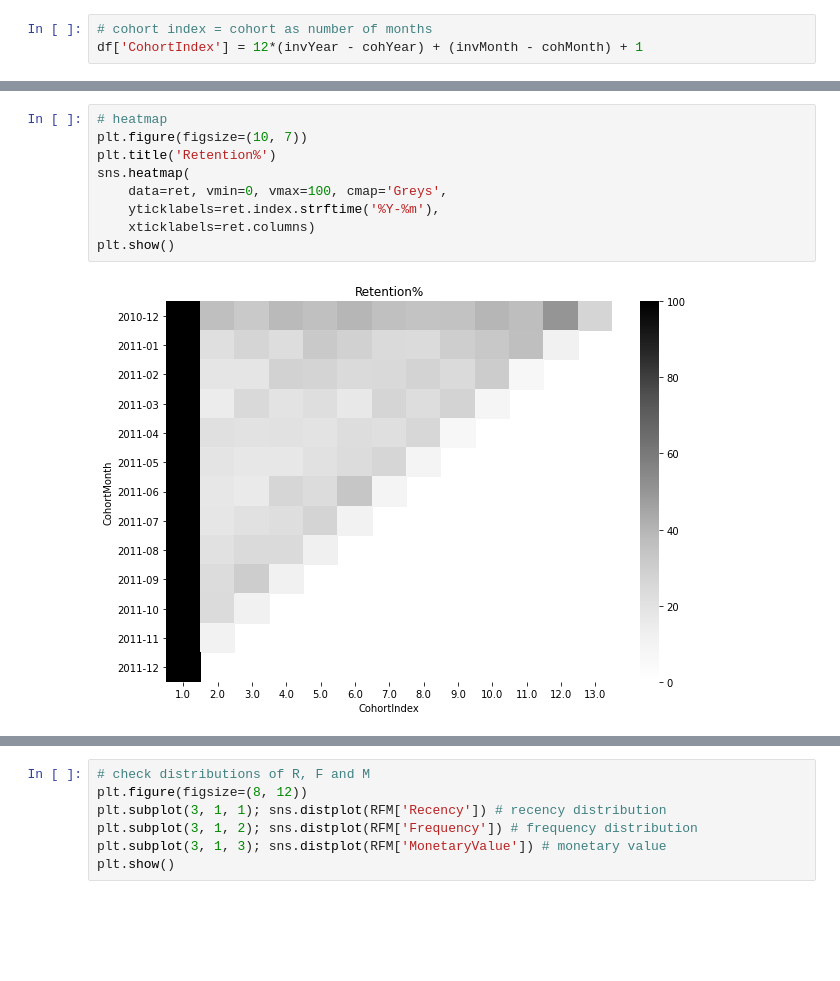
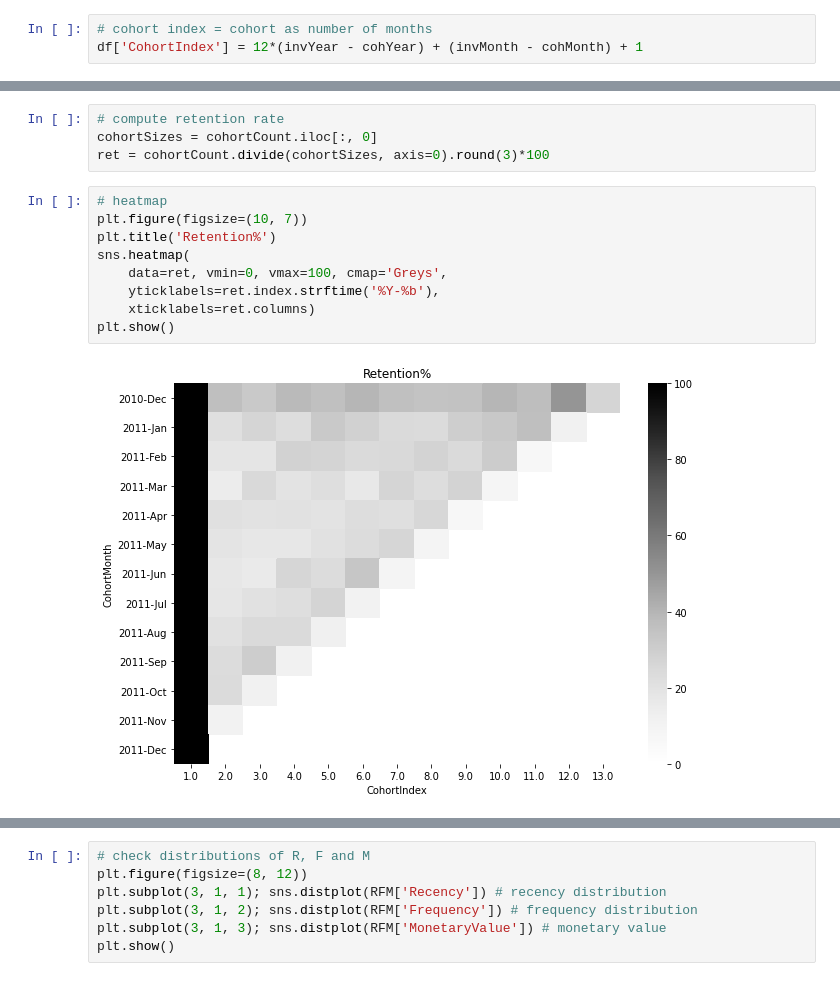
Before and after one commit to robetatis/custSeg, a Jupyter notebook: custSeg.ipynb, the cells around one changed output, grey strips where cells are left out. Drawn from its saved outputs; the diff is of its cells as text; blank space fills up the shorter version.

```diff
--- a/custSeg.ipynb
+++ b/custSeg.ipynb
@@ -69,14 +74,18 @@ ret = cohortCount.divide(cohortSizes, axis=0).round(3)*100
+# %%
+# compute retention rate
+cohortSizes = cohortCount.iloc[:, 0]
+ret = cohortCount.divide(cohortSizes, axis=0).round(3)*100
 # %%
 # heatmap
 plt.figure(figsize=(10, 7))
 plt.title('Retention%')
 sns.heatmap(
     data=ret, vmin=0, vmax=100, cmap='Greys',
-    yticklabels=ret.index.strftime('%Y-%m'),
+    yticklabels=ret.index.strftime('%Y-%b'),
     xticklabels=ret.columns)
 plt.show()
 # %% [output]
-[figure, old version]
+[figure, new version]
 # %%
 # compute RFM metrics
 df['TotalSum'] = df.Quantity * df.UnitPrice
```
Also changed, not shown: parts of 3 cells of this notebook.
